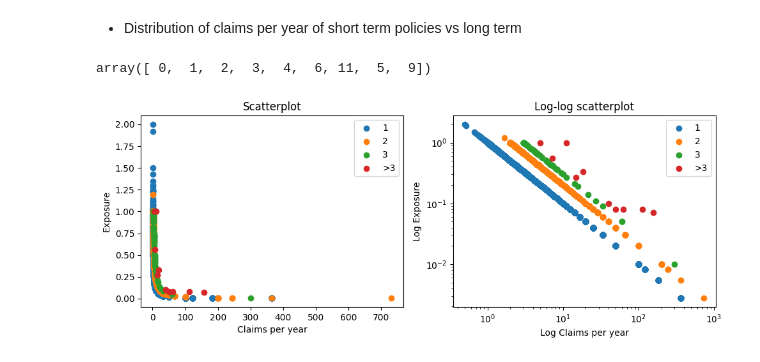
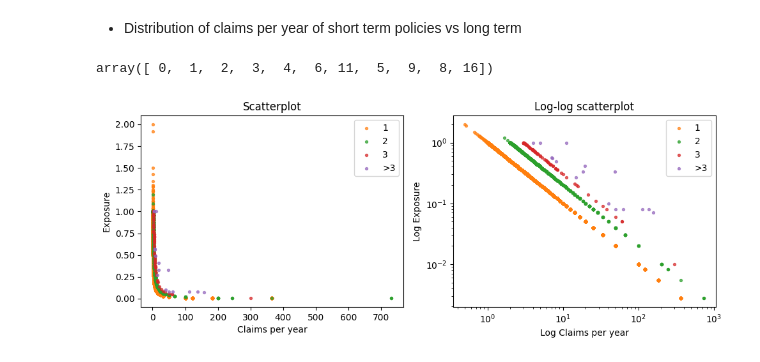
Before and after one commit to philipmunster/car-insurance-ML-ITU, a Jupyter notebook: philip/eda.ipynb, the cells around one changed output. Drawn from its saved outputs; the diff is of its cells as text; code cells hidden in the pictures.

```diff
--- a/philip/eda.ipynb
+++ b/philip/eda.ipynb
@@ -5,7 +5,10 @@ import pandas as pd
 import numpy as np
 import matplotlib.pyplot as plt
 # %%
-df = pd.read_csv('../claims_train.csv')
+df_train = pd.read_csv('../claims_train.csv')
+df_test = pd.read_csv('../claims_test.csv')
+df = pd.concat([df_train, df_test], ignore_index=True)
 
 df.head()
+print(len(df))
 # %% [output]
@@ -211,35 +224,61 @@ df1 = df.copy()
 # %%
 df1['ClaimNb'].unique()
 # %% [output]
-array([ 0,  1,  2,  3,  4,  6, 11,  5,  9])
+array([ 0,  1,  2,  3,  4,  6, 11,  5,  9,  8, 16])
 # %%
+import numpy as np
+import matplotlib.pyplot as plt
 import matplotlib.cm as cm
 
+# --- Recreate missing columns ---
+# Claims per year (safe division; NaN if Exposure <= 0)
+df1['cpy'] = np.where(df1['Exposure'] > 0, df1['ClaimNb'] / df1['Exposure'], np.nan)
+
+# ClaimNb_cat: 0,1,2,3,>3 (encode >3 as 4)
+# Make sure ClaimNb is non-negative integer before categorizing
+claimnb_int = np.clip(df1['ClaimNb'].fillna(0).astype(int), 0, None)
+df1['ClaimNb_cat'] = np.where(claimnb_int > 3, 4, claimnb_int)
+
+# --- Plotting (same style as your code) ---
 cmap = cm.tab10
 colors = [cmap(i) for i in range(5)]
 labels = ['0', '1', '2', '3', '>3']
 
-fig, ax = plt.subplots(1, 2, figsize=(10,4))
+fig, ax = plt.subplots(1, 2, figsize=(10, 4))
 
-for cat in [1, 2, 3, 4]:
-  mask = df1['ClaimNb_cat'] == cat
-  ax[0].scatter(df1.loc[mask, 'cpy'], df1.loc[mask, 'Exposure'], label=labels[cat])
+# Scatter (linear)
+for cat in [1, 2, 3, 4]:  # keep ignoring 0-claims if that's intentional
+    mask = df1['ClaimNb_cat'] == cat
+    ax[0].scatter(
+        df1.loc[mask, 'cpy'],
+        df1.loc[mask, 'Exposure'],
+        label=labels[cat],
+        s=8, alpha=0.7,
+        color=colors[cat]
+    )
 ax[0].set_title('Scatterplot')
 ax[0].set_xlabel('Claims per year')
 ax[0].set_ylabel('Exposure')
 ax[0].legend()
 
+# Scatter (log-log) -> require positive values
 for cat in [1, 2, 3, 4]:
-  mask = df1['ClaimNb_cat'] == cat
-  ax[1].scatter(df1.loc[mask, 'cpy'], df1.loc[mask, 'Exposure'], label=labels[cat])
+    mask = (df1['ClaimNb_cat'] == cat) & (df1['cpy'] > 0) & (df1['Exposure'] > 0)
+    ax[1].scatter(
+        df1.loc[mask, 'cpy'],
+        df1.loc[mask, 'Exposure'],
+        label=labels[cat],
+        s=8, alpha=0.7,
+        color=colors[cat]
+    )
 ax[1].set_title('Log-log scatterplot')
 ax[1].set_xscale('log')
 ax[1].set_yscale('log')
 ax[1].set_xlabel('Log Claims per year')
 ax[1].set_ylabel('Log Exposure')
 ax[1].legend()
 
 plt.tight_layout()
 plt.show()
 # %% [output]
-[figure, old version]
+[figure, new version]
```
Also changed, not shown: parts of 7 cells of this notebook, 2 other files.
